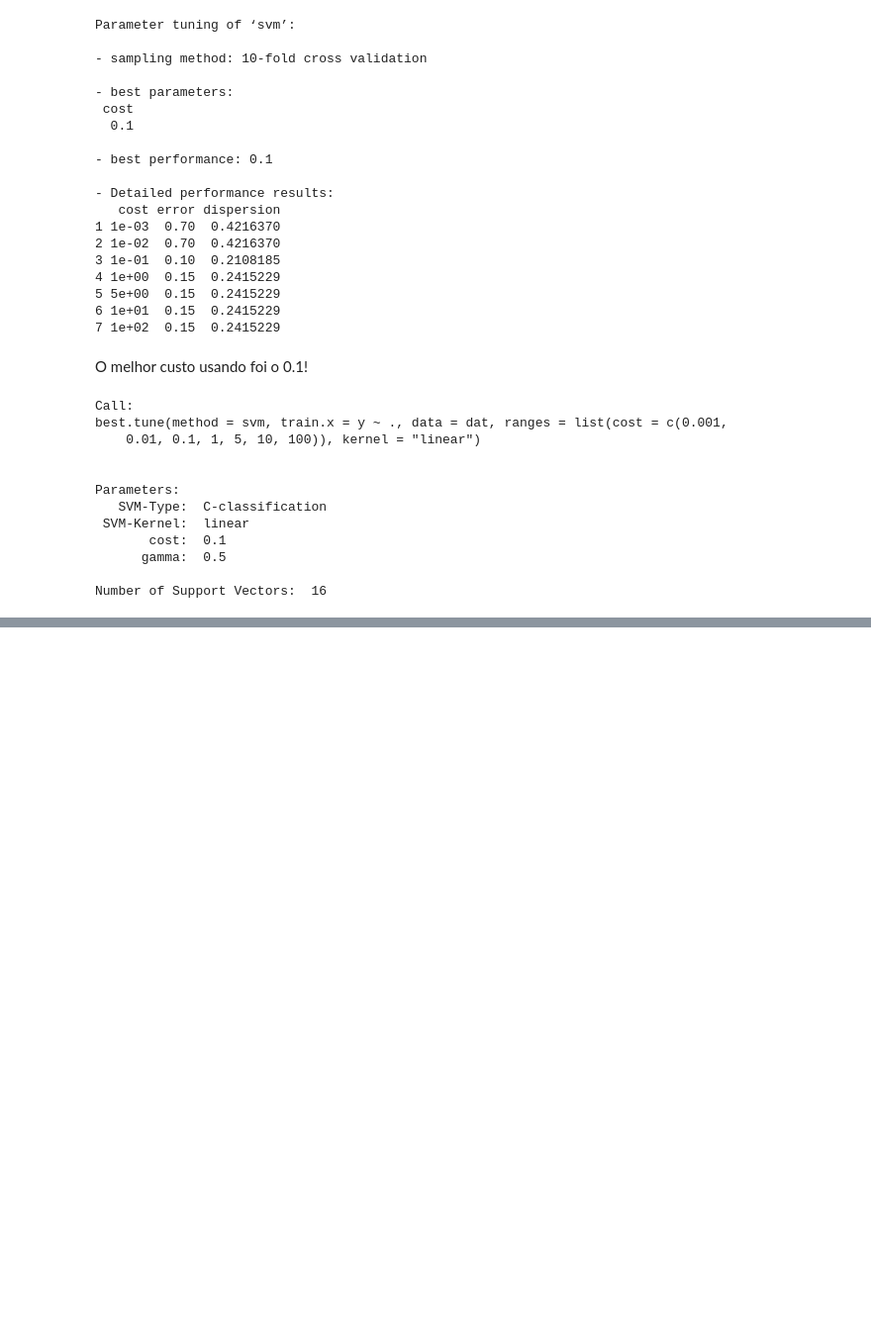
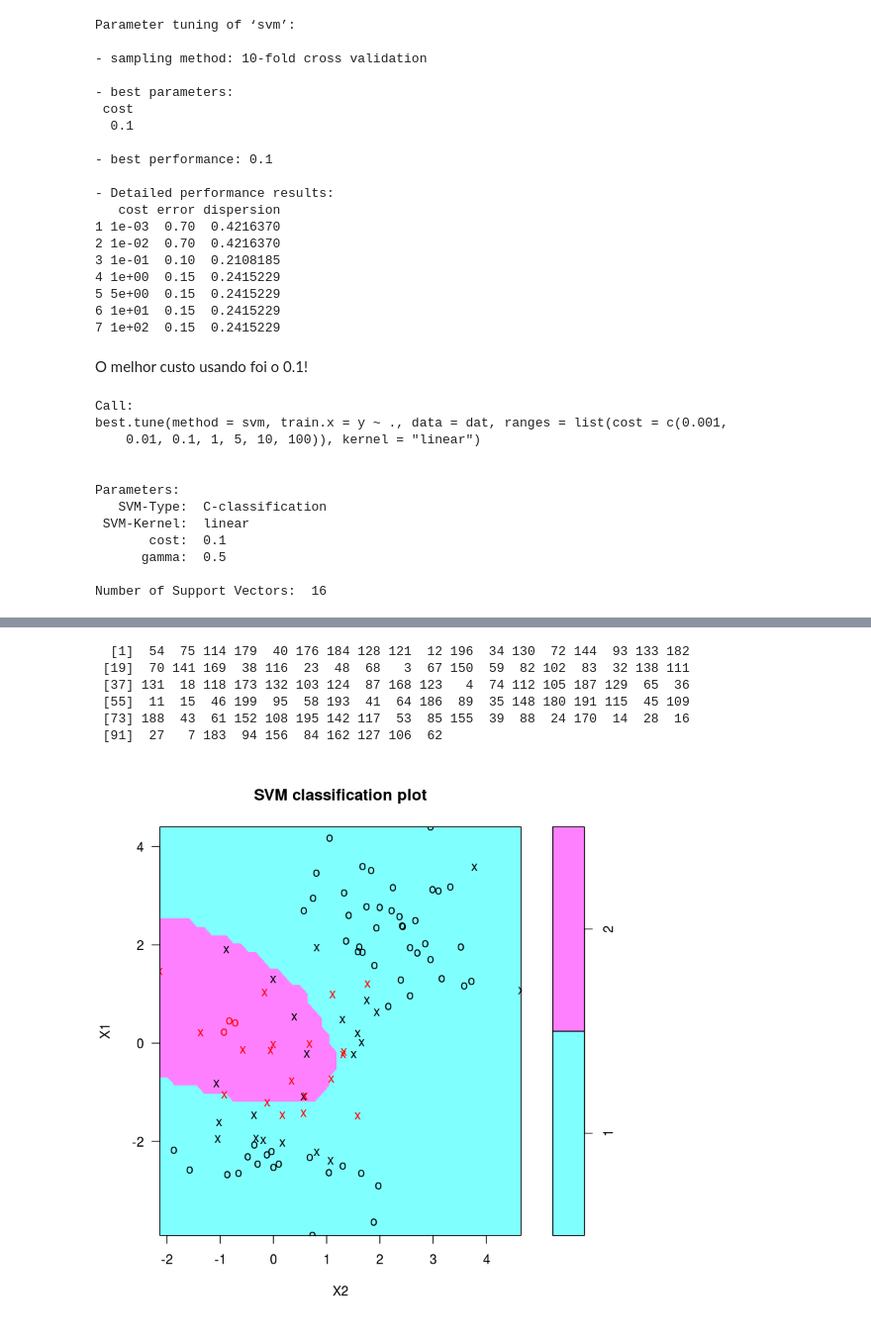
Before and after one commit to SCloves/SVM, a Jupyter notebook: SVM.ipynb, the cells around one changed output, grey strips where cells are left out. Shown: that part at 99% size. Drawn from its saved outputs; the diff is of its cells as text; code cells hidden in the pictures; blank space fills up the shorter version.

```diff
--- a/SVM.ipynb
+++ b/SVM.ipynb
@@ -181,0 +279,19 @@ Number of Support Vectors:  16
+# %%
+# índices do nosso dataset
+# que iremos usar
+set.seed(1)
+train = sample(200, 100)
+train
+# %% [output]
+  [1]  54  75 114 179  40 176 184 128 121  12 196  34 130  72 144  93 133 182
+ [19]  70 141 169  38 116  23  48  68   3  67 150  59  82 102  83  32 138 111
+ [37] 131  18 118 173 132 103 124  87 168 123   4  74 112 105 187 129  65  36
+ [55]  11  15  46 199  95  58 193  41  64 186  89  35 148 180 191 115  45 109
+ [73] 188  43  61 152 108 195 142 117  53  85 155  39  88  24 170  14  28  16
+ [91]  27   7 183  94 156  84 162 127 106  62
+# %%
+svmfit = svm(y ~ ., dat[train, ], kernel = "radial", gama=1, cost=1)
+# %%
+plot(svmfit, dat[train,])
+# %% [output]
+[figure, added]
```
Also changed, not shown: parts of 20 cells of this notebook.
